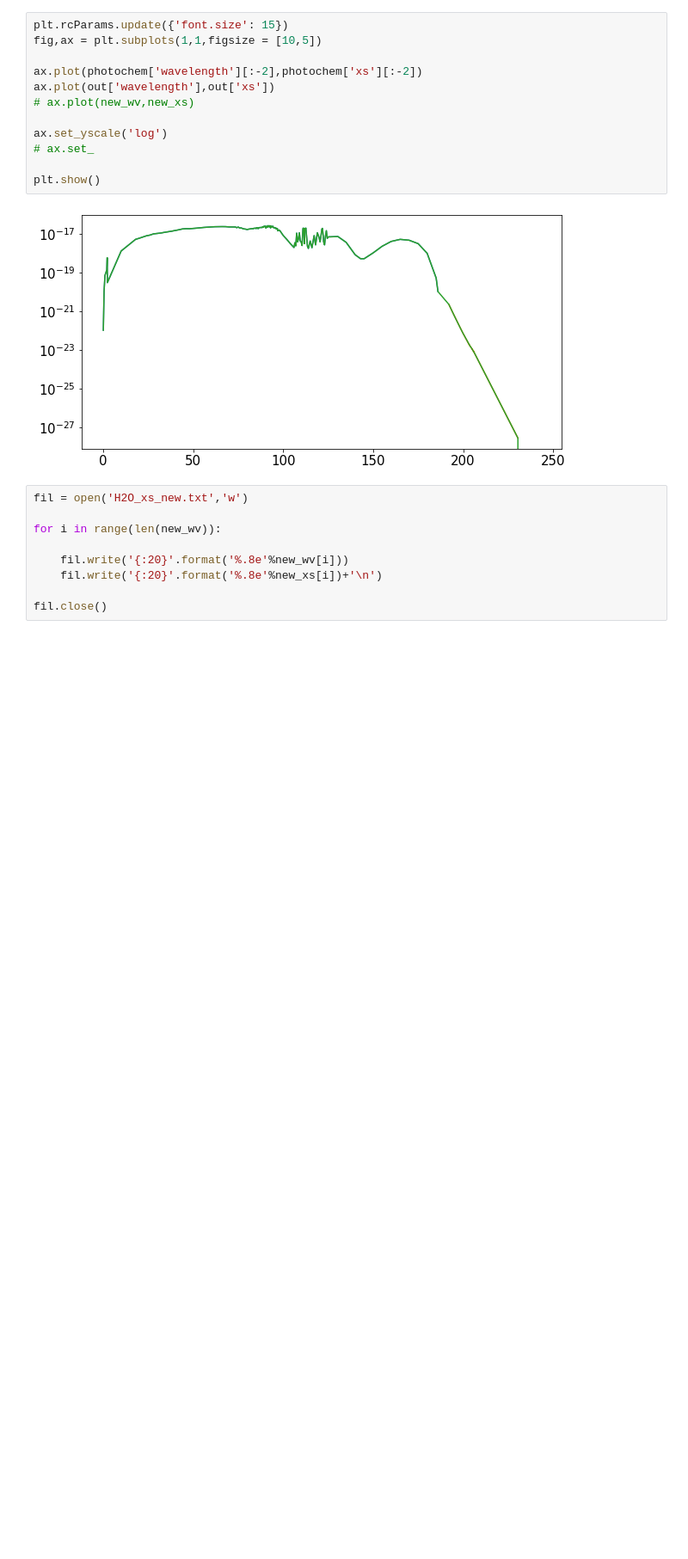
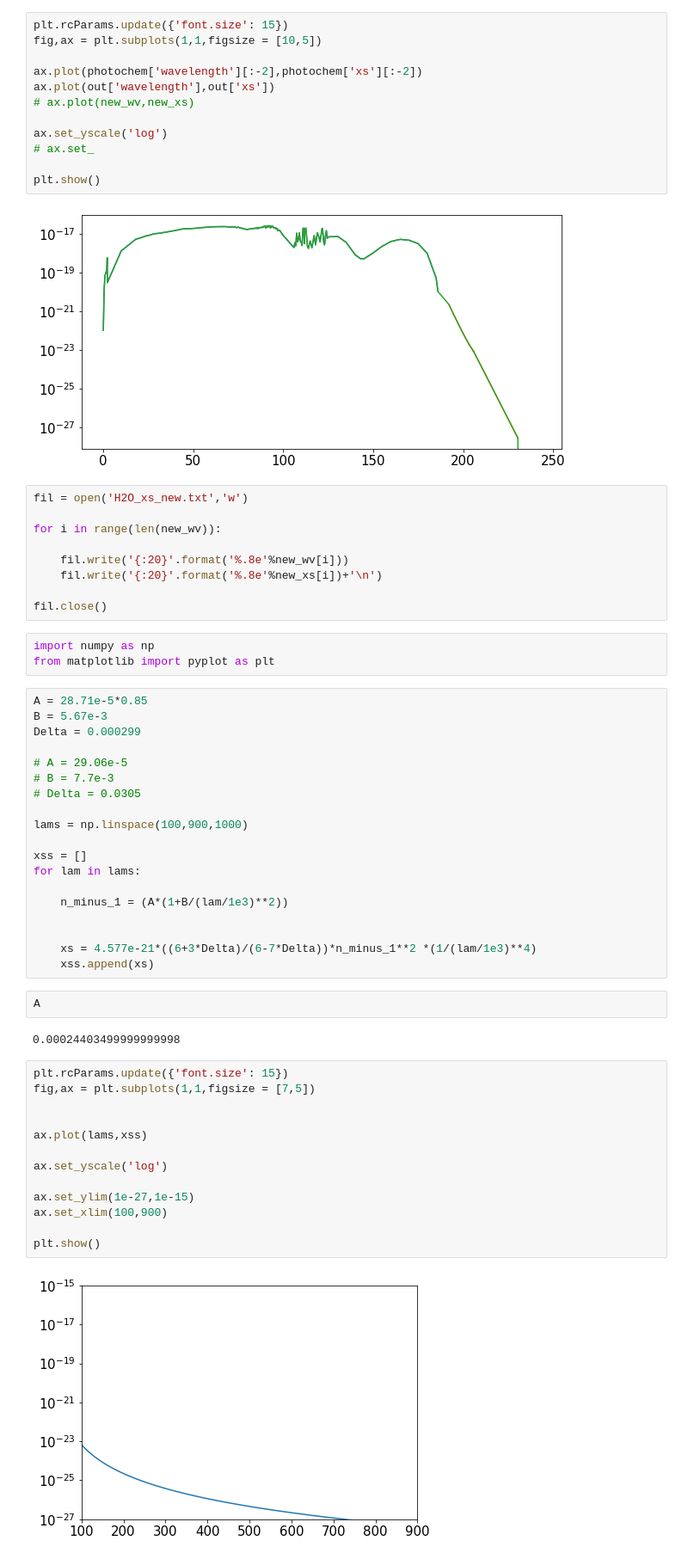
Before and after one commit to Nicholaswogan/photochem, a Jupyter notebook: data/xsections/xsection_comparisons.ipynb, the cells around one changed output. Shown at 86% size. Saved outputs shown, nothing was run; the diff lists cells and outputs as text; blank space fills up the shorter version.

```diff
--- a/data/xsections/xsection_comparisons.ipynb
+++ b/data/xsections/xsection_comparisons.ipynb
@@ -85,3 +85,44 @@ for i in range(len(new_wv)):
     fil.write('{:20}'.format('%.8e'%new_xs[i])+'\n')
 
 fil.close()
+# %%
+import numpy as np
+from matplotlib import pyplot as plt
+# %%
+A = 28.71e-5*0.85
+B = 5.67e-3
+Delta = 0.000299
+
+# A = 29.06e-5
+# B = 7.7e-3
+# Delta = 0.0305
+
+lams = np.linspace(100,900,1000)
+
+xss = []
+for lam in lams:
+
+    n_minus_1 = (A*(1+B/(lam/1e3)**2))
+
+
+    xs = 4.577e-21*((6+3*Delta)/(6-7*Delta))*n_minus_1**2 *(1/(lam/1e3)**4)
+    xss.append(xs)
+# %%
+A
+# %% [output]
+0.00024403499999999998
+# %%
+plt.rcParams.update({'font.size': 15})
+fig,ax = plt.subplots(1,1,figsize = [7,5])
+
+
+ax.plot(lams,xss)
+
+ax.set_yscale('log')
+
+ax.set_ylim(1e-27,1e-15)
+ax.set_xlim(100,900)
+
+plt.show()
+# %% [output]
+[figure, added]
```
Also changed, not shown: parts of 1 cell of this notebook, 4 other files.
